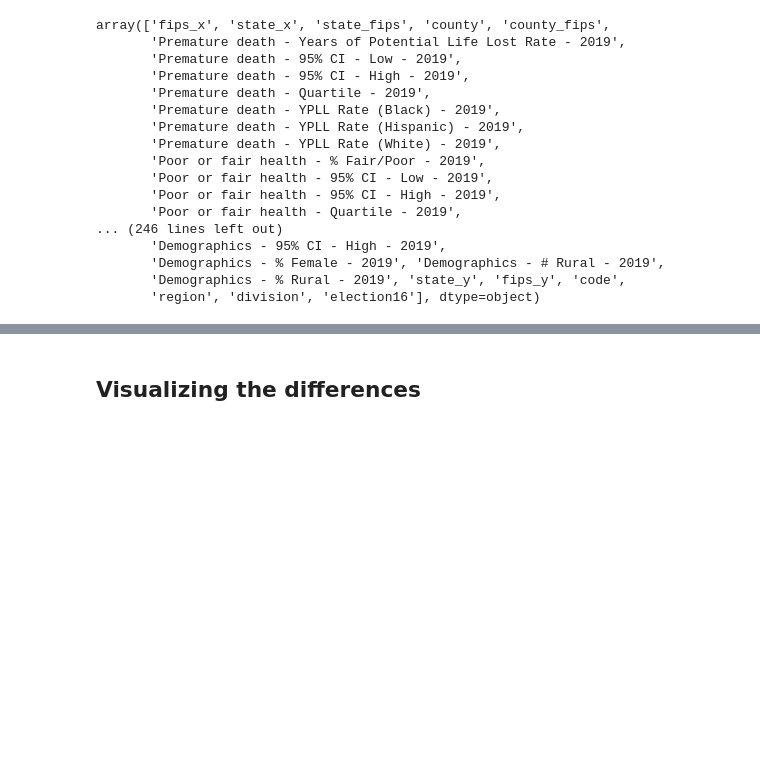
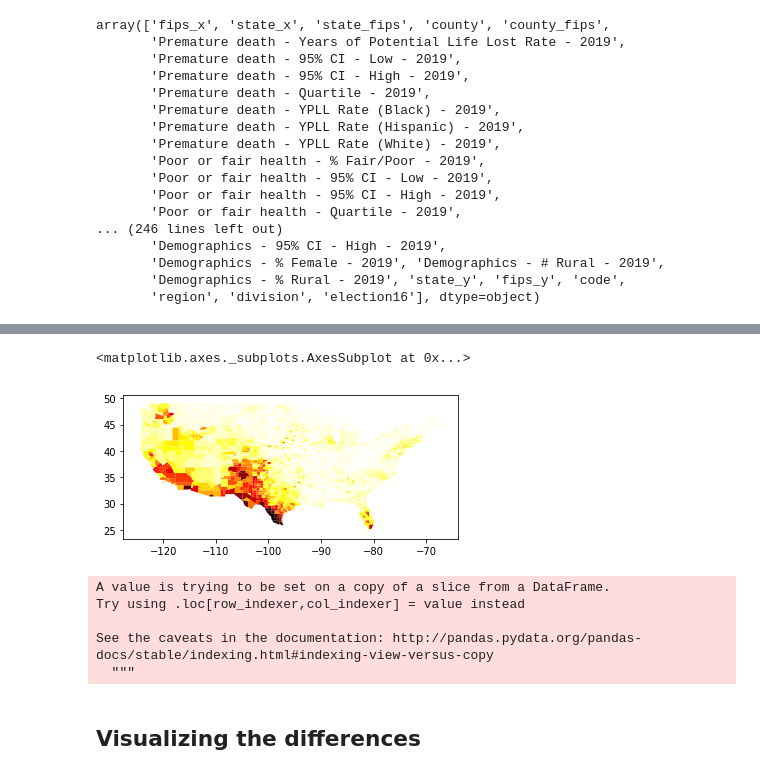
Before and after one commit to thomaspingel/geography_single_shot_notebooks, a Jupyter notebook: Group Differences using Geopandas, Pandas, and Scipy.stats.ipynb, the cells around one changed output, grey strips where cells are left out. Cells and saved outputs as stored; diff of their text form; code cells hidden in the pictures; blank space fills up the shorter version.

```diff
--- a/Group Differences using Geopandas, Pandas, and Scipy.stats.ipynb
+++ b/Group Differences using Geopandas, Pandas, and Scipy.stats.ipynb
@@ -81,3 +91,29 @@ array(['fips_x', 'state_x', 'state_fips', 'county', 'county_fips',
+# %%
+# We can in turn join this to our geodata:
+# We have to make a geoid first, so that we can join:
+counties['geoid'] = counties['STATE'] + counties['COUNTY']
+
+gdf = counties.merge(df,left_on='geoid',right_on='fips_x')
+# %%
+# Mapping a variable:
+
+gdf.plot(column='Demographics - % Hispanic - 2019',cmap="hot_r")
+# %% [output]
+<matplotlib.axes._subplots.AxesSubplot at 0x...>
+[figure, added]
+# %%
+# Writing out the joined data
+
+#gdf.to_file('joined_data.shp')
+a = gdf.iloc[:,np.arange(5)]
+a['geometry'] = gdf['geometry']
+a.to_file('test.shp')
+# %% [output]
+A value is trying to be set on a copy of a slice from a DataFrame.
+Try using .loc[row_indexer,col_indexer] = value instead
+
+See the caveats in the documentation: http://pandas.pydata.org/pandas-docs/stable/indexing.html#indexing-view-versus-copy
+  """
 # %% [markdown]
 ## Visualizing the differences
 # %%
```
Also changed, not shown: parts of 2 cells of this notebook, 10 other files.
